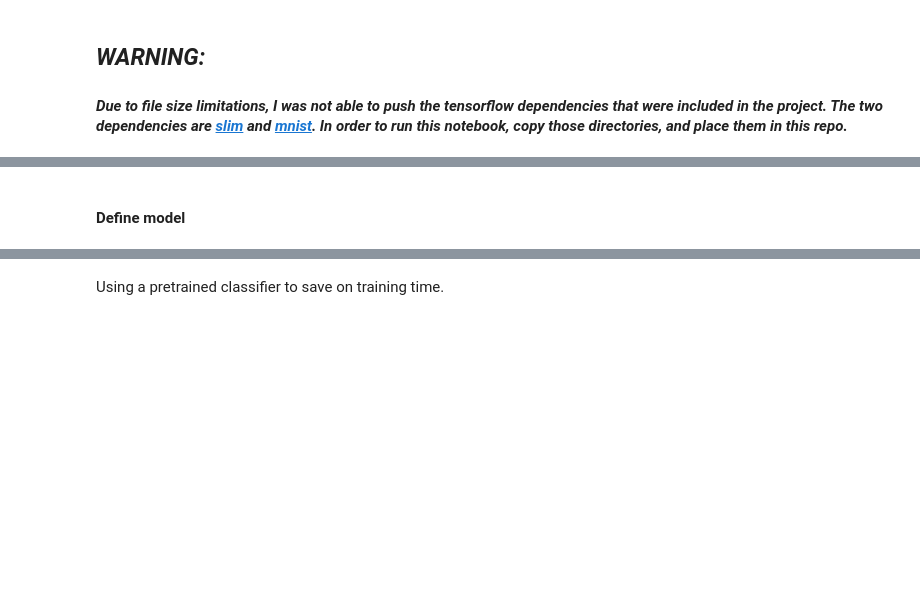
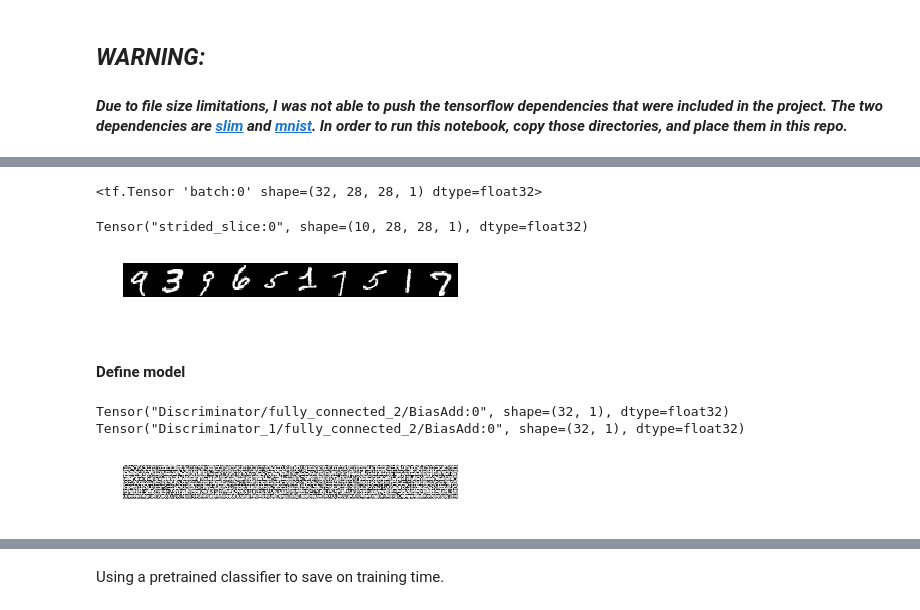
Before and after one commit to messiest/doodle-bot-learn, a Jupyter notebook: notebooks/doodle-bot-learn.ipynb, the cells around one changed output, grey strips where cells are left out. Drawn from its saved outputs; the diff is of its cells as text; code cells hidden in the pictures; blank space fills up the shorter version.

```diff
--- a/notebooks/doodle-bot-learn.ipynb
+++ b/notebooks/doodle-bot-learn.ipynb
@@ -62,20 +67,35 @@ with tf.device('/cpu:0'):  # pin it to the cpu and save gpu for propagation
+# %%
+images
+# %% [output]
+<tf.Tensor 'batch:0' shape=(32, 28, 28, 1) dtype=float32>
 # %%
 # check the images
-imgs_to_visualize = tfgan.eval.image_reshaper(images[:20,...], num_cols=10)
-visualizer.image(imgs_to_visualize, save=True)
+
+print(images[:10,...])
+
+imgs_to_visualize = tfgan.eval.image_reshaper(images[:10,...], num_cols=10)
+visualizer.pre_train_image(imgs_to_visualize, save=True)
+# %% [output]
+Tensor("strided_slice:0", shape=(10, 28, 28, 1), dtype=float32)
+[figure, added]
 # %% [markdown]
 #### Define model
 # %%
-noise_dims = 64  # shape of noise generation
+noise_dims = 8 * 8  # shape of noise generation
 
 conditional_gan_model = tfgan.gan_model(generator_fn=tf_nets.generator,
                                         discriminator_fn=tf_nets.discriminator,
                                         real_data=images,
                                         generator_inputs=(tf.random_normal([batch_size, noise_dims]),one_hot_labels))
+# %% [output]
+Tensor("Discriminator/fully_connected_2/BiasAdd:0", shape=(32, 1), dtype=float32)
+Tensor("Discriminator_1/fully_connected_2/BiasAdd:0", shape=(32, 1), dtype=float32)
 # %%
 # check pre-training generator images
-cond_generated_data_to_visualize = tfgan.eval.image_reshaper(conditional_gan_model.generated_data[:20,...], num_cols=10)
-visualizer.image(cond_generated_data_to_visualize, save=True)
+cond_generated_data_to_visualize = tfgan.eval.image_reshaper(conditional_gan_model.generated_data[:10,...], num_cols=10)
+visualizer.pre_train_image(cond_generated_data_to_visualize, save=True)
+# %% [output]
+[figure, added]
 # %%
 loss = tfgan.gan_loss(conditional_gan_model, gradient_penalty_weight=1.0)
 evaluate.gan_loss(loss)  # test loss function
```
Also changed, not shown: parts of 18 cells of this notebook, 5 other files.
